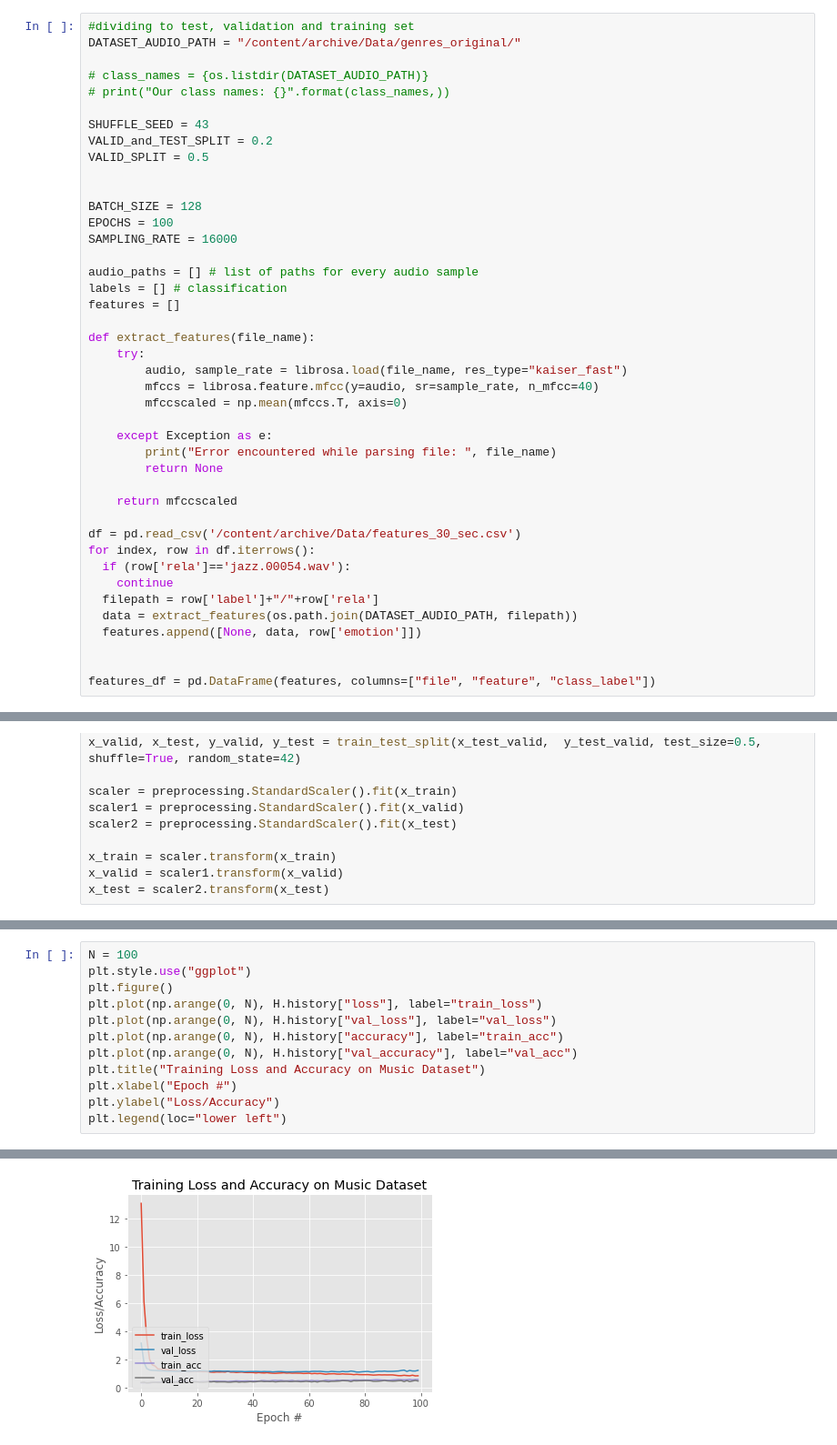
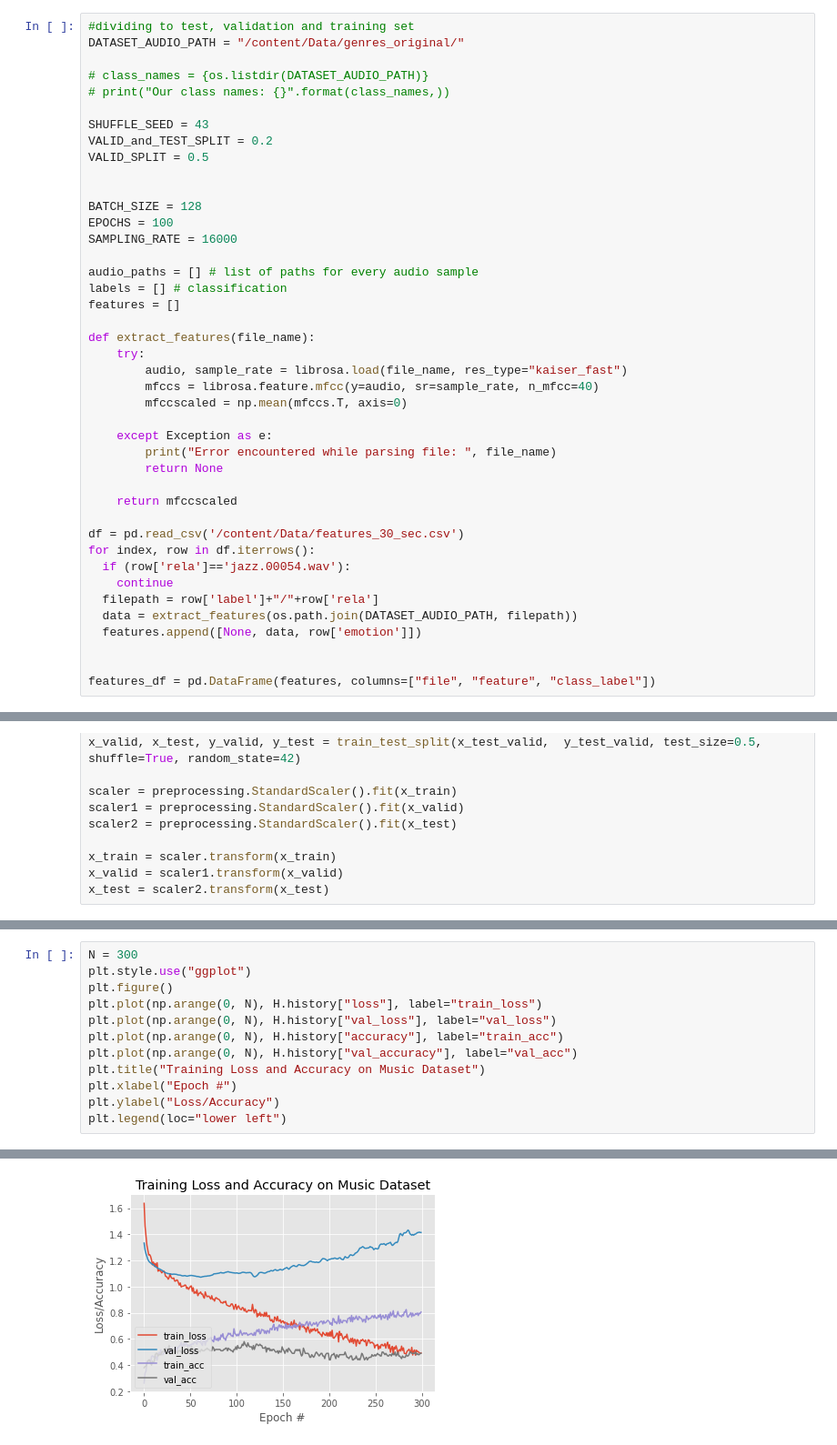
Before and after one commit to Andjelaaa/SoftComputing, a Jupyter notebook: EmotionsMFCC.ipynb, the cells around one changed output, grey strips where cells are left out. Shown: that part at 91% size. Drawn from its saved outputs; the diff is of its cells as text.

```diff
--- a/EmotionsMFCC.ipynb
+++ b/EmotionsMFCC.ipynb
@@ -23,6 +30,6 @@ import matplotlib.pyplot as plt
 # %%
 #dividing to test, validation and training set
-DATASET_AUDIO_PATH = "/content/archive/Data/genres_original/"
+DATASET_AUDIO_PATH = "/content/Data/genres_original/"
 
 # class_names = {os.listdir(DATASET_AUDIO_PATH)}
 # print("Our class names: {}".format(class_names,))
@@ -52,7 +59,7 @@ def extract_features(file_name):
 
     return mfccscaled
 
-df = pd.read_csv('/content/archive/Data/features_30_sec.csv')
+df = pd.read_csv('/content/Data/features_30_sec.csv')
 for index, row in df.iterrows():
   if (row['rela']=='jazz.00054.wav'):
     continue
@@ -163,15 +185,15 @@ The test accuracy is : 0.550000011920929
 # %%
-N = 100
+N = 300
 plt.style.use("ggplot")
 plt.figure()
 plt.plot(np.arange(0, N), H.history["loss"], label="train_loss")
 plt.plot(np.arange(0, N), H.history["val_loss"], label="val_loss")
 plt.plot(np.arange(0, N), H.history["accuracy"], label="train_acc")
 plt.plot(np.arange(0, N), H.history["val_accuracy"], label="val_acc")
 plt.title("Training Loss and Accuracy on Music Dataset")
 plt.xlabel("Epoch #")
 plt.ylabel("Loss/Accuracy")
 plt.legend(loc="lower left")
 # %% [output]
 <matplotlib.legend.Legend at 0x...>
-[figure, old version]
+[figure, new version]
```
Also changed, not shown: parts of 5 cells of this notebook, 4 other files.
